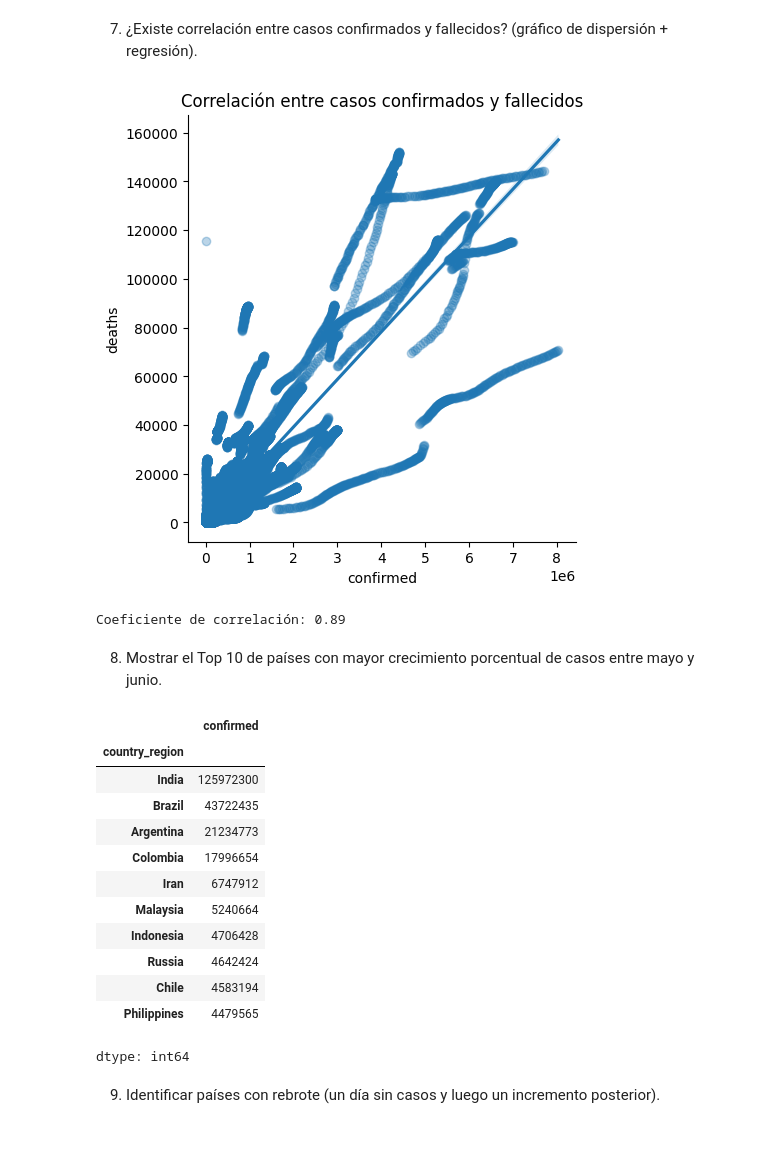
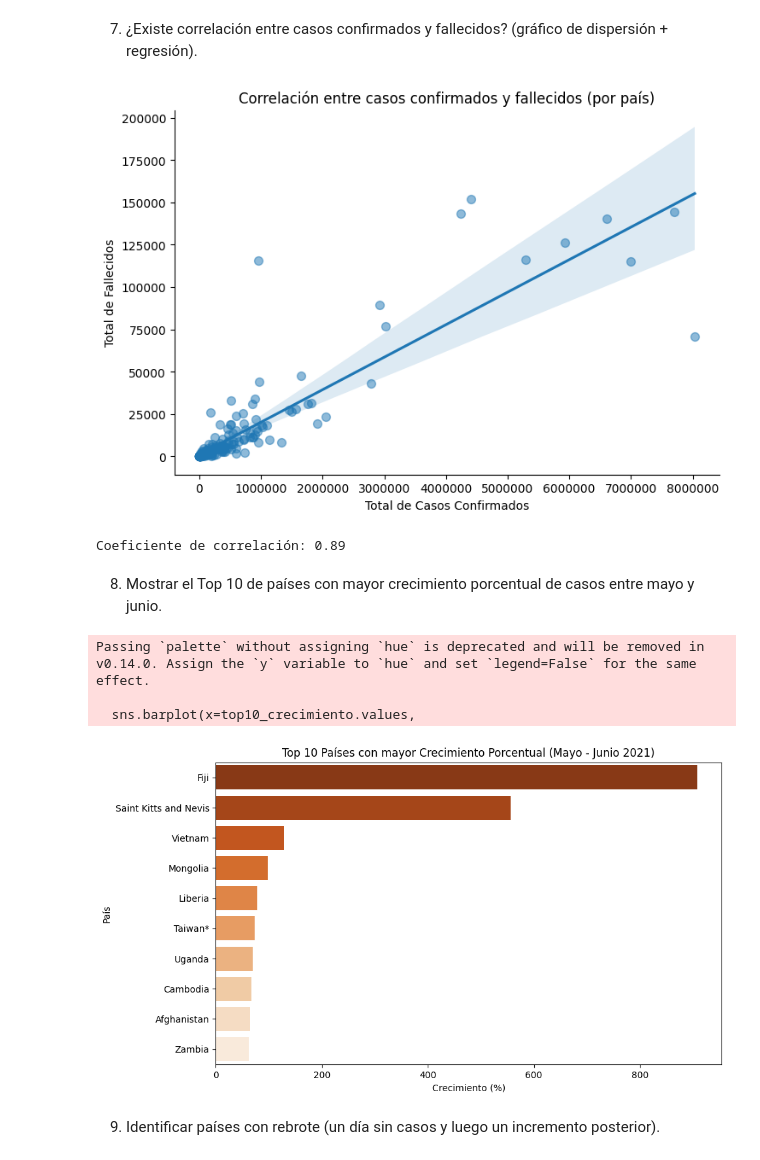
Before and after one commit to chileanpete/PROYECTO_SEMESTRAL_GESTION, a Jupyter notebook: 02_analisis_exploratorio.ipynb, the cells around one changed output. Saved outputs shown, nothing was run; the diff lists cells and outputs as text; code cells hidden in the pictures.

```diff
--- a/02_analisis_exploratorio.ipynb
+++ b/02_analisis_exploratorio.ipynb
@@ -277,49 +237,52 @@ Fecha con más nuevos casos: 2021-05-02 con 152689067 casos nuevos.
 7. ¿Existe correlación entre casos confirmados y fallecidos? (gráfico de dispersión +
 regresión).
 # %%
-sns.lmplot(data=DFMayo_Octubre2021,
+conf_deat = DFMayo_Octubre2021.groupby("country_region")[["confirmed", "deaths"]].max().reset_index()
+
+sns.lmplot(data=conf_deat,
            x="confirmed",
            y="deaths",
-           scatter_kws={'alpha':0.3})
-plt.title("Correlación entre casos confirmados y fallecidos")
+           aspect=1.5,
+           scatter_kws={'alpha':0.5, 's': 50})
+plt.title("Correlación entre casos confirmados y fallecidos (por país)")
+plt.xlabel("Total de Casos Confirmados")
+plt.ylabel("Total de Fallecidos")
+plt.ticklabel_format(style='plain', axis='both')
 plt.show()
 
-corr = DFMayo_Octubre2021["confirmed"].corr(DFMayo_Octubre2021["deaths"])
+corr = conf_deat["confirmed"].corr(conf_deat["deaths"])
 print(f"Coeficiente de correlación: {corr:.2f}")
 # %% [output]
-[figure, old version]
+[figure, new version]
 Coeficiente de correlación: 0.89
 # %% [markdown]
 8. Mostrar el Top 10 de países con mayor crecimiento porcentual de casos entre mayo y
 junio.
 # %%
-mayo = DFMayo_Octubre2021[DFMayo_Octubre2021["source_file"].str.startswith("05")]
-julio = DFMayo_Octubre2021[DFMayo_Octubre2021["source_file"].str.startswith("06")]
+mayo = DFMayo_Octubre2021[DFMayo_Octubre2021["source_file"].str.startswith("05")]["last_update"].max()
+junio = DFMayo_Octubre2021[DFMayo_Octubre2021["source_file"].str.startswith("06")]["last_update"].max()
 
-crecimiento = (julio.groupby("country_region")["confirmed"].sum() - mayo.groupby("country_region")["confirmed"].sum()).sort_values(ascending=False)
-crecimiento.head(10)
+df_mayo = DFMayo_Octubre2021[DFMayo_Octubre2021["last_update"] == mayo]
+df_junio = DFMayo_Octubre2021[DFMayo_Octubre2021["last_update"] == junio]
 
-#sns.barplot(x=crecimiento.values,
-#            y=crecimiento.index,
-#            palette="Oranges_r")
-#plt.title("Crecimiento de casos confirmados (mayo → junio 2021)")
-#plt.xlabel("Incremento de casos")
-#plt.ylabel("País")
-#plt.show()
+crecimiento = ((df_junio.groupby("country_region")["confirmed"].sum() - df_mayo.groupby("country_region")["confirmed"].sum())
+              / df_mayo.groupby("country_region")["confirmed"].sum()) * 100
+
+top10_crecimiento = crecimiento.sort_values(ascending=False).head(10)
+
+plt.figure(figsize=(10,6))
+sns.barplot(x=top10_crecimiento.values,
+            y=top10_crecimiento.index,
+            palette="Oranges_r")
+plt.title("Top 10 Países con mayor Crecimiento Porcentual (Mayo - Junio 2021)")
+plt.xlabel("Crecimiento (%)")
+plt.ylabel("País")
+plt.show()
 # %% [output]
-|  | confirmed |
-| country_region |  |
-| India | 125972300 |
-| Brazil | 43722435 |
-| Argentina | 21234773 |
-| Colombia | 17996654 |
-| Iran | 6747912 |
-| Malaysia | 5240664 |
-| Indonesia | 4706428 |
-| Russia | 4642424 |
-| Chile | 4583194 |
-| Philippines | 4479565 |
-dtype: int64
+Passing `palette` without assigning `hue` is deprecated and will be removed in v0.14.0. Assign the `y` variable to `hue` and set `legend=False` for the same effect.
+
+  sns.barplot(x=top10_crecimiento.values,
+[figure, added]
 # %% [markdown]
 9. Identificar países con rebrote (un día sin casos y luego un incremento posterior).
 # %%
```
Also changed, not shown: parts of 6 cells of this notebook.
